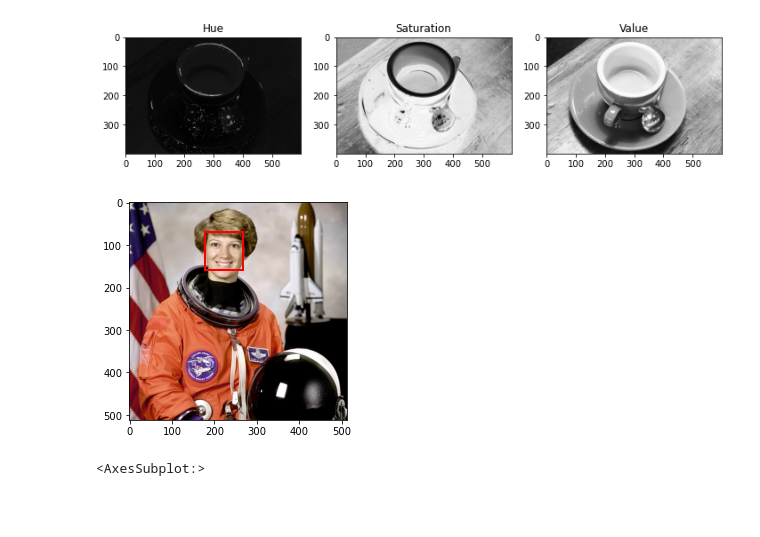
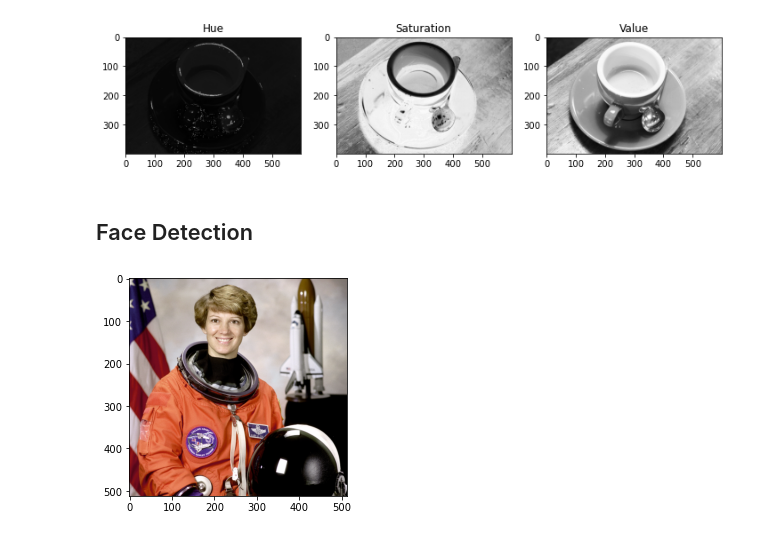
Before and after one commit to lauren-west/MyColorPaletteCV, a Jupyter notebook: color_palette_notebook.ipynb, the cells around one changed output. Saved outputs shown, nothing was run; the diff lists cells and outputs as text; code cells hidden in the pictures; blank space fills up the shorter version.

```diff
--- a/color_palette_notebook.ipynb
+++ b/color_palette_notebook.ipynb
@@ -26,6 +28,8 @@ ax[2].set_title('Value')
 # %% [output]
 Text(0.5, 1.0, 'Value')
 [figure]
+# %% [markdown]
+## Face Detection
 # %%
 from skimage import data
 from skimage import feature
@@ -47,25 +51,21 @@ def detect_faces(trained_file: str, img: np.ndarray) -> plt.Axes:
     img_desc = plt.gca()
     plt.set_cmap('gray')
 
-    for patch in detected:
+    face_rectangles = []
+    for rectangle in detected:
+        face_rectangle = {
+            "x": rectangle['c'],
+            "y": rectangle['r'],
+            "width":rectangle['width'],
+            "height":rectangle['height'],
+        }
+        face_rectangles.append(face_rectangle)
 
-        img_desc.add_patch(
-            patches.Rectangle(
-                (patch['c'], patch['r']),
-                patch['width'],
-                patch['height'],
-                fill=False,
-                color='r',
-                linewidth=2
-            )
-        )
-    plt.show()
-    return img_desc
+    return face_rectangles
 # %%
 # Load the trained file from the module root.
 trained_file = data.lbp_frontal_face_cascade_filename()
 img = data.astronaut()
-detect_faces(trained_file, img)
+face_rectangles = detect_faces(trained_file, img)
 # %% [output]
-[figure, old version]
+[figure, new version]
-<AxesSubplot:>
```
Also changed, not shown: parts of 4 cells of this notebook, 3 other files.
